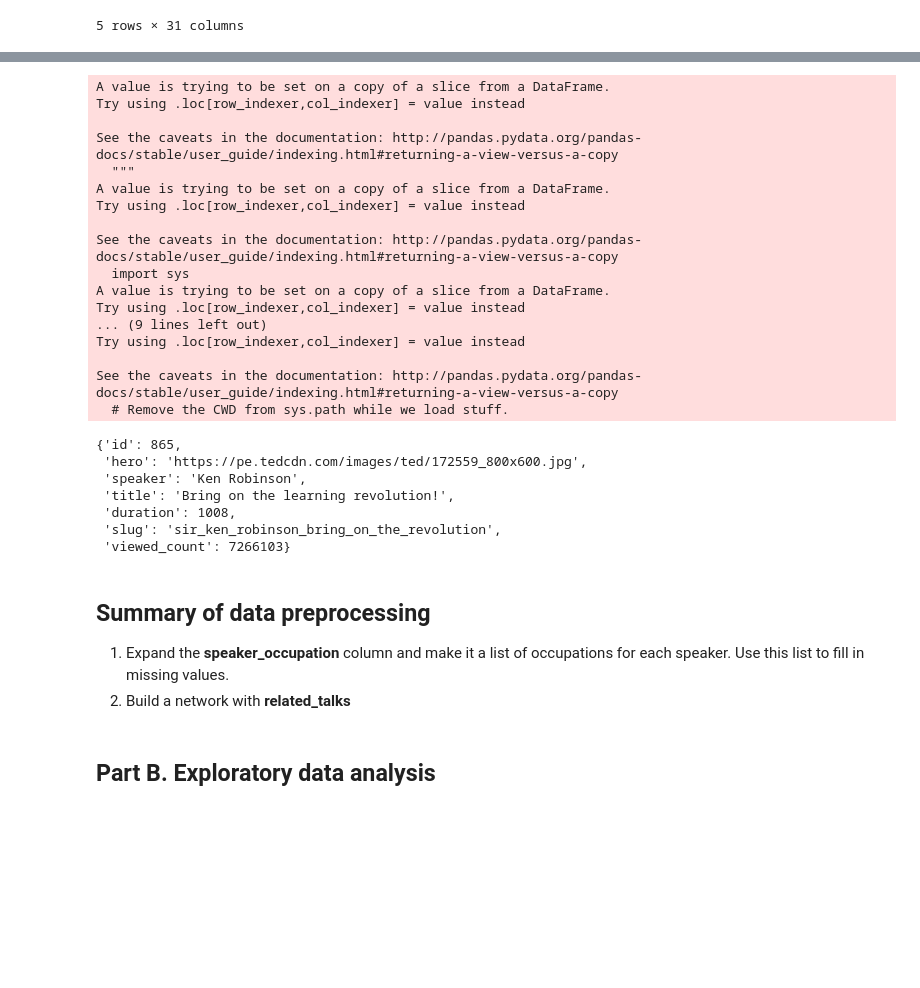
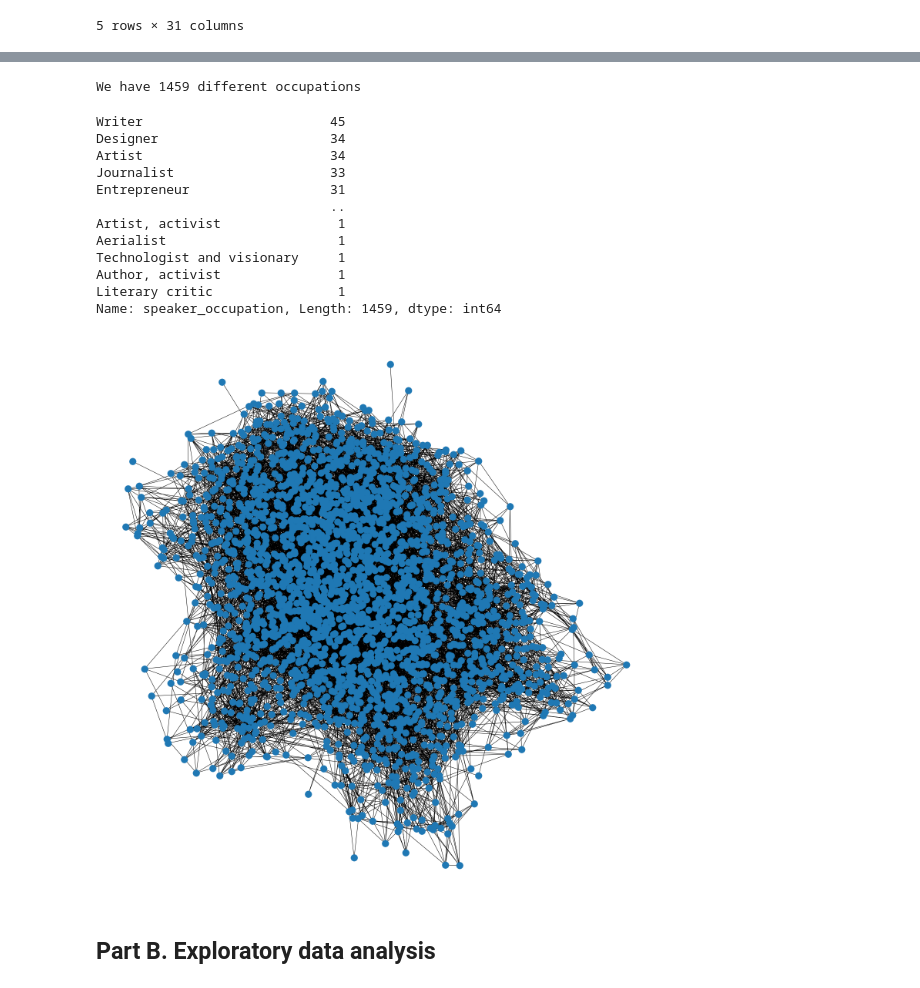
Before and after one commit to tedtalksviz/tedtalksviz.github.io, a Jupyter notebook: Exploratory data analysis.ipynb, the cells around one changed output, grey strips where cells are left out. Drawn from its saved outputs; the diff is of its cells as text; code cells hidden in the pictures; blank space fills up the shorter version.

```diff
--- a/Exploratory data analysis.ipynb
+++ b/Exploratory data analysis.ipynb
@@ -202,4 +182,7 @@ Name: speaker_occupation, Length: 1459, dtype: int64
 # %%
+# speaker_occupation
+print('We have ' + str(df['speaker_occupation'].nunique()) + ' different occupations')
+display(df['speaker_occupation'].value_counts())
 # Fill in missing data
 df['speaker_ocupation'] = df['speaker_occupation'].str.lower()
 # Taken from TED website
@@ -211,38 +194,30 @@ df.loc[df['main_speaker'] == 'Gary Kovacs', 'speaker_occupation'] = 'ceo'
 df.loc[df['main_speaker'] == 'Brian Dettmer', 'speaker_occupation'] = 'artist'
 df.loc[df['main_speaker'] == 'Boniface Mwangi', 'speaker_occupation'] = 'photojournalist'
 # %% [output]
-A value is trying to be set on a copy of a slice from a DataFrame.
-Try using .loc[row_indexer,col_indexer] = value instead
-
-See the caveats in the documentation: http://pandas.pydata.org/pandas-docs/stable/user_guide/indexing.html#returning-a-view-versus-a-copy
-  """
-A value is trying to be set on a copy of a slice from a DataFrame.
-Try using .loc[row_indexer,col_indexer] = value instead
-
-See the caveats in the documentation: http://pandas.pydata.org/pandas-docs/stable/user_guide/indexing.html#returning-a-view-versus-a-copy
-  import sys
-A value is trying to be set on a copy of a slice from a DataFrame.
-Try using .loc[row_indexer,col_indexer] = value instead
-... (9 lines left out)
-Try using .loc[row_indexer,col_indexer] = value instead
-
-See the caveats in the documentation: http://pandas.pydata.org/pandas-docs/stable/user_guide/indexing.html#returning-a-view-versus-a-copy
-  # Remove the CWD from sys.path while we load stuff.
+We have 1459 different occupations
+Writer                        45
+Designer                      34
+Artist                        34
+Journalist                    33
+Entrepreneur                  31
+                              ..
+Artist, activist               1
+Aerialist                      1
+Technologist and visionary     1
+Author, activist               1
+Literary critic                1
+Name: speaker_occupation, Length: 1459, dtype: int64
-# %%
-# related_talks
-df.iloc[0][['related_talks']][0][0]
-# %% [output]
-{'id': 865,
- 'hero': 'https://pe.tedcdn.com/images/ted/172559_800x600.jpg',
- 'speaker': 'Ken Robinson',
- 'title': 'Bring on the learning revolution!',
- 'duration': 1008,
- 'slug': 'sir_ken_robinson_bring_on_the_revolution',
- 'viewed_count': 7266103}
-# %% [markdown]
-## Summary of data preprocessing
-
-<ol>
-    <li>Expand the <b>speaker_occupation</b> column and make it a list of occupations for each speaker. Use this list to fill in missing values. </li>
-    <li>Build a network with <b>related_talks</b></li>
-</ol>
+# %%
+# related_talks
+#display(df.iloc[0][['related_talks']][0][0])
+unstack_edges = df.apply(lambda x: pd.Series(x['related_talks']), axis=1).stack().reset_index(level=1, drop=True)
+unstack_edges.name = 'related_talk'
+
+edges = df.drop('related_talks', axis=1).join(unstack_edges)[['title', 'related_talk']]
+edges['related_talk'] = edges['related_talk'].apply(lambda x: x['title'])
+edges.rename(columns = {'title': 'source', 'related_talk': 'target'}, inplace=True)
+talksG = nx.from_pandas_edgelist(edges, 'source', 'target', edge_attr=None, create_using=nx.Graph())
+plt.figure(figsize=(20, 20))
+nx.draw(talksG, with_labels=False)
+# %% [output]
+[figure, added]
```
Also changed, not shown: parts of 10 cells of this notebook, 2 other files.
